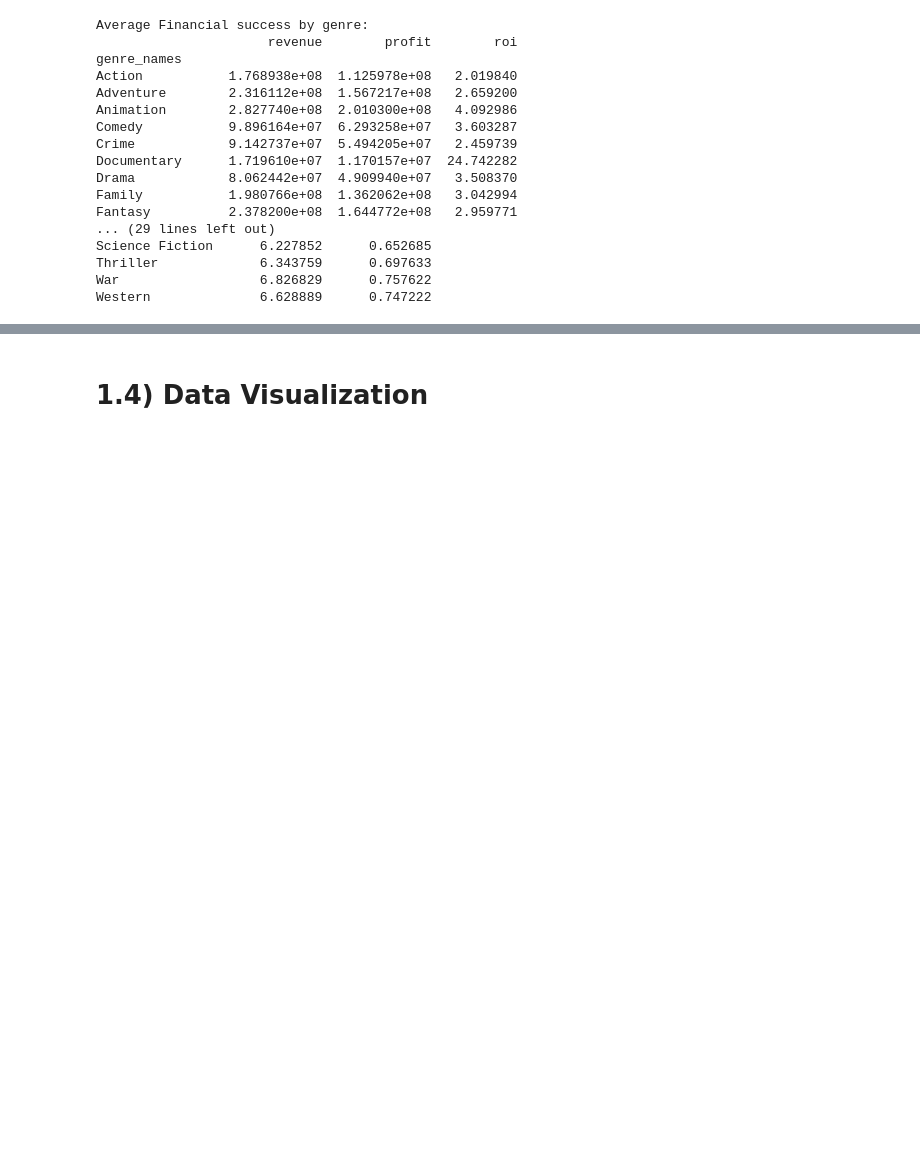
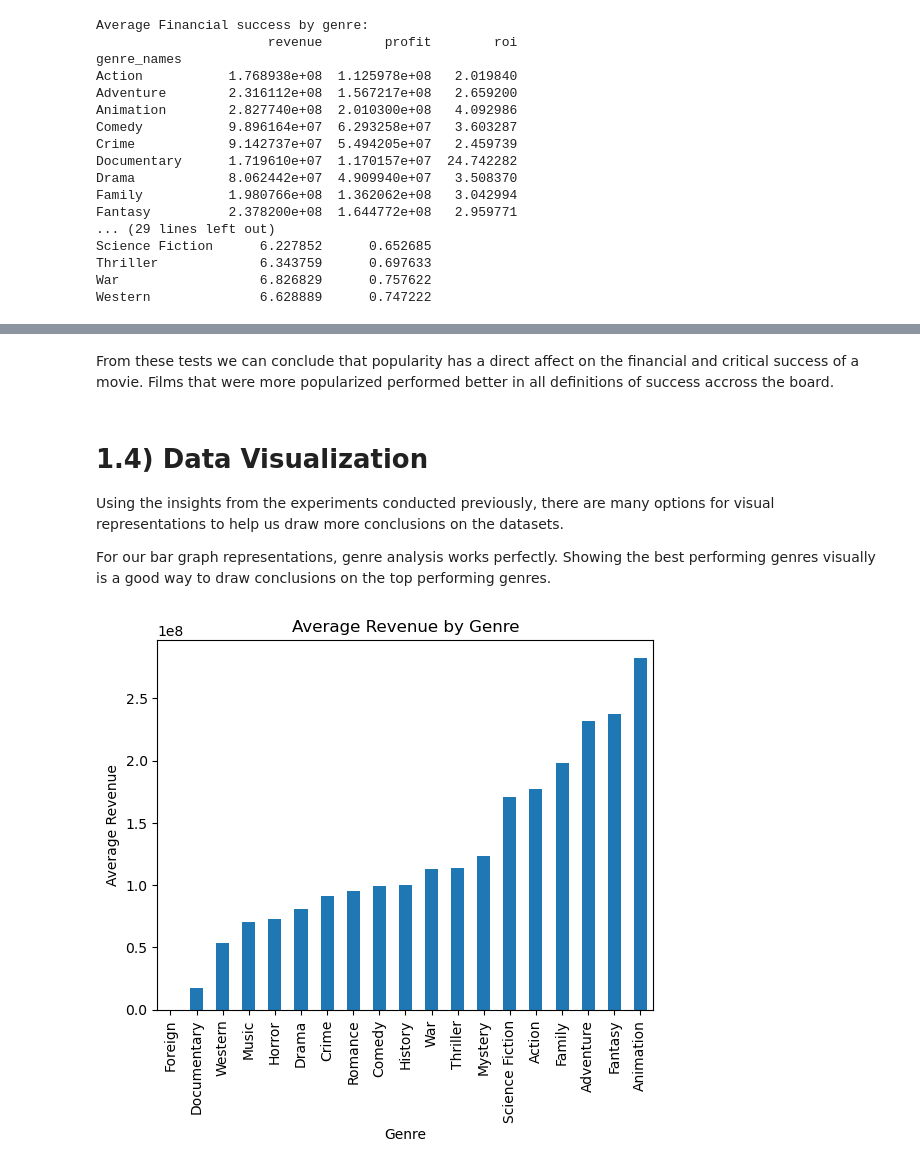
Before and after one commit to SamuelCooper1105/FP532, a Jupyter notebook: FP532.ipynb, the cells around one changed output, grey strips where cells are left out. Drawn from its saved outputs; the diff is of its cells as text; code cells hidden in the pictures; blank space fills up the shorter version.

Commit message:
Fixed Descriptive Statistics to accurately show bins and averages. Added Visualizations that we can make conclusions upon.

```diff
--- a/FP532.ipynb
+++ b/FP532.ipynb
@@ -42,9 +41,7 @@ movie_info = pd.merge(tmdb, ebert_reviews, left_on="title", right_on="movie_titl
 movie_info["profit"] = movie_info["revenue"] - movie_info["budget"]
 movie_info["roi"] = np.where(movie_info["budget"] > 0, movie_info["profit"] / movie_info["budget"], np.nan)
 
+# Splits out the genre entries into names for later research
 movie_info["genres"] = movie_info["genres"].apply(json.loads)
 movie_info["genre_names"] = movie_info["genres"].apply(lambda x: [g["name"] for g in x])
-
-movie_info["production_companies"] = movie_info["production_companies"].apply(json.loads)
-movie_info["production_company_names"] = movie_info["production_companies"].apply(lambda x: [p["name"] for p in x])
 # %% [markdown]
@@ -277,2 +272,20 @@ thinkfilm                              6.4500        0.7500
+# %% [markdown]
+From these tests we can conclude that popularity has a direct affect on the financial and critical success of a movie. Films that were more popularized performed better in all definitions of success accross the board.
 # %% [markdown]
 # 1.4) Data Visualization
+
+Using the insights from the experiments conducted previously, there are many options for visual representations to help us draw more conclusions on the datasets.
+
+For our bar graph representations, genre analysis works perfectly. Showing the best performing genres visually is a good way to draw conclusions on the top performing genres.
+# %%
+# Gets the genres by average revenue in sorted order
+top_genres_by_revenue = financial_success_by_genre.sort_values(by="revenue", ascending=True)
+# Plots a bar chart onto the sorted genres
+top_genres_by_revenue["revenue"].plot(kind="bar")
+plt.title("Average Revenue by Genre")
+plt.xlabel("Genre")
+plt.ylabel("Average Revenue")
+plt.xticks(rotation=90)
+plt.show()
+# %% [output]
+[figure, added]
```
Also changed, not shown: parts of 27 cells of this notebook.
